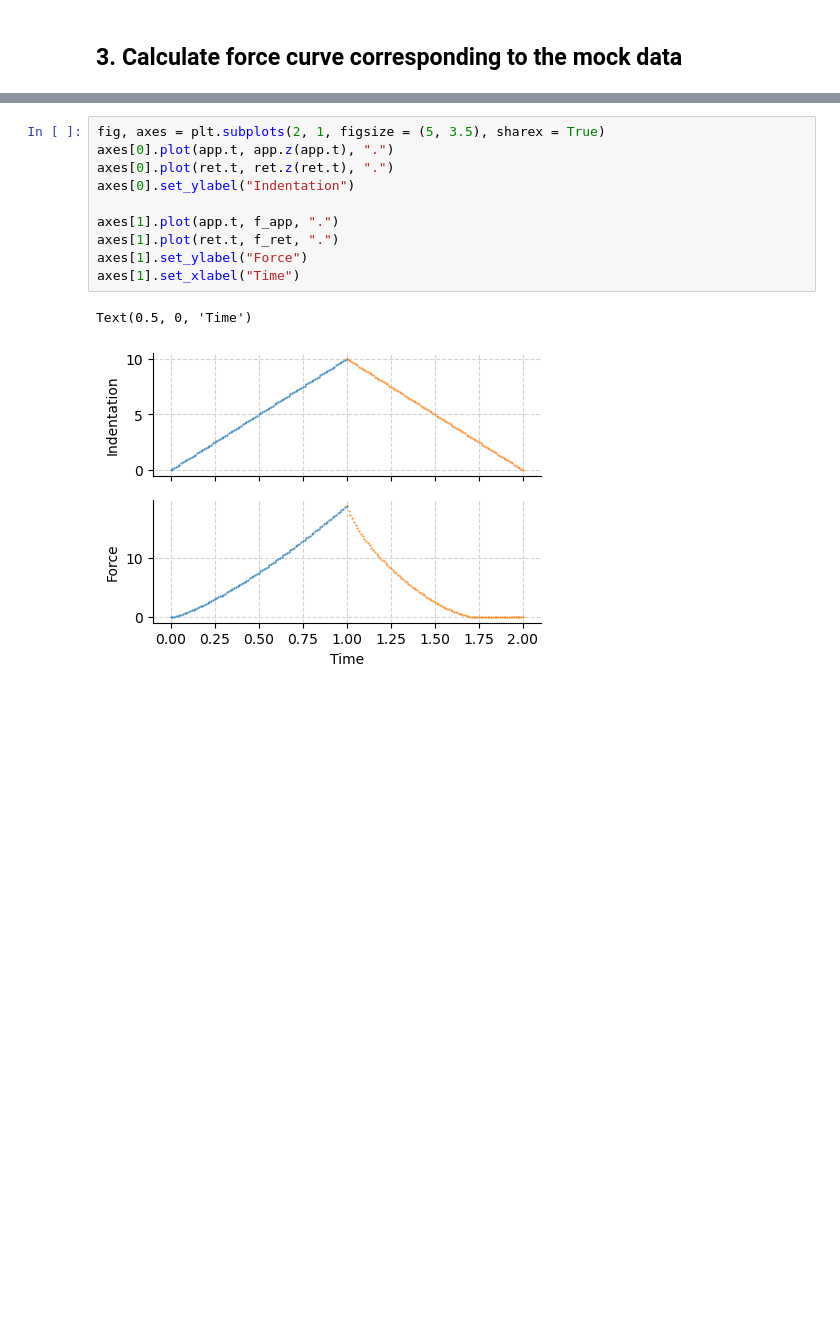
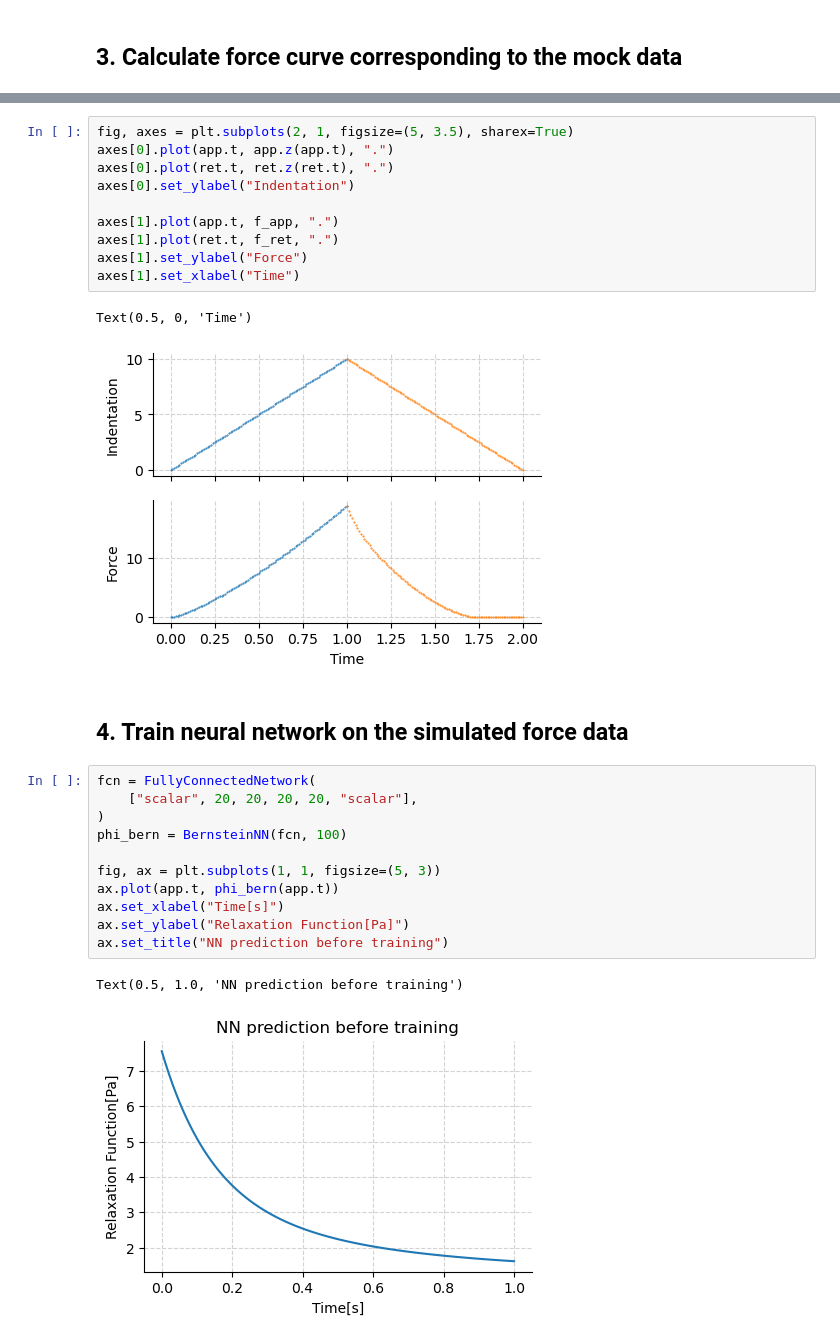
Before and after one commit to Jhko725/NeuralConstitutiveEq.jl, a Jupyter notebook: notebooks/231125_pyrespect.ipynb, the cells around one changed output, grey strips where cells are left out. Saved outputs shown, nothing was run; the diff lists cells and outputs as text; blank space fills up the shorter version.

```diff
--- a/notebooks/231125_pyrespect.ipynb
+++ b/notebooks/231125_pyrespect.ipynb
@@ -100,7 +105,7 @@ app, ret = make_triangular(1.0, 1e-2, 10.0)
 f_app = force_approach(app, bimodal.relaxation_function, tip)
 f_ret = force_retract(app, ret, bimodal.relaxation_function, tip)
 # %%
-fig, axes = plt.subplots(2, 1, figsize = (5, 3.5), sharex = True)
+fig, axes = plt.subplots(2, 1, figsize=(5, 3.5), sharex=True)
 axes[0].plot(app.t, app.z(app.t), ".")
 axes[0].plot(ret.t, ret.z(ret.t), ".")
 axes[0].set_ylabel("Indentation")
@@ -112,3 +117,19 @@ axes[1].set_xlabel("Time")
 # %% [output]
 Text(0.5, 0, 'Time')
 [figure]
+# %% [markdown]
+## 4. Train neural network on the simulated force data
+# %%
+fcn = FullyConnectedNetwork(
+    ["scalar", 20, 20, 20, 20, "scalar"],
+)
+phi_bern = BernsteinNN(fcn, 100)
+
+fig, ax = plt.subplots(1, 1, figsize=(5, 3))
+ax.plot(app.t, phi_bern(app.t))
+ax.set_xlabel("Time[s]")
+ax.set_ylabel("Relaxation Function[Pa]")
+ax.set_title("NN prediction before training")
+# %% [output]
+Text(0.5, 1.0, 'NN prediction before training')
+[figure, added]
```
Also changed, not shown: parts of 8 cells of this notebook, 2 other files.
